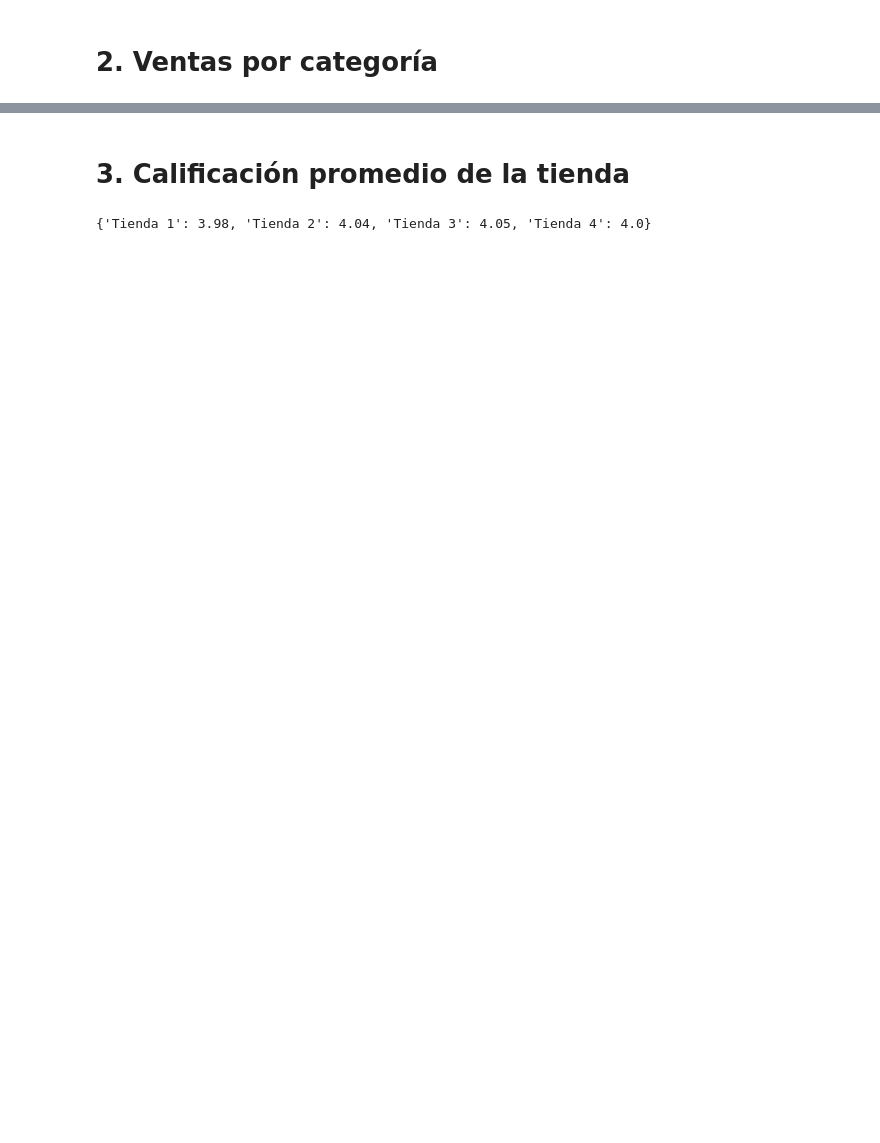
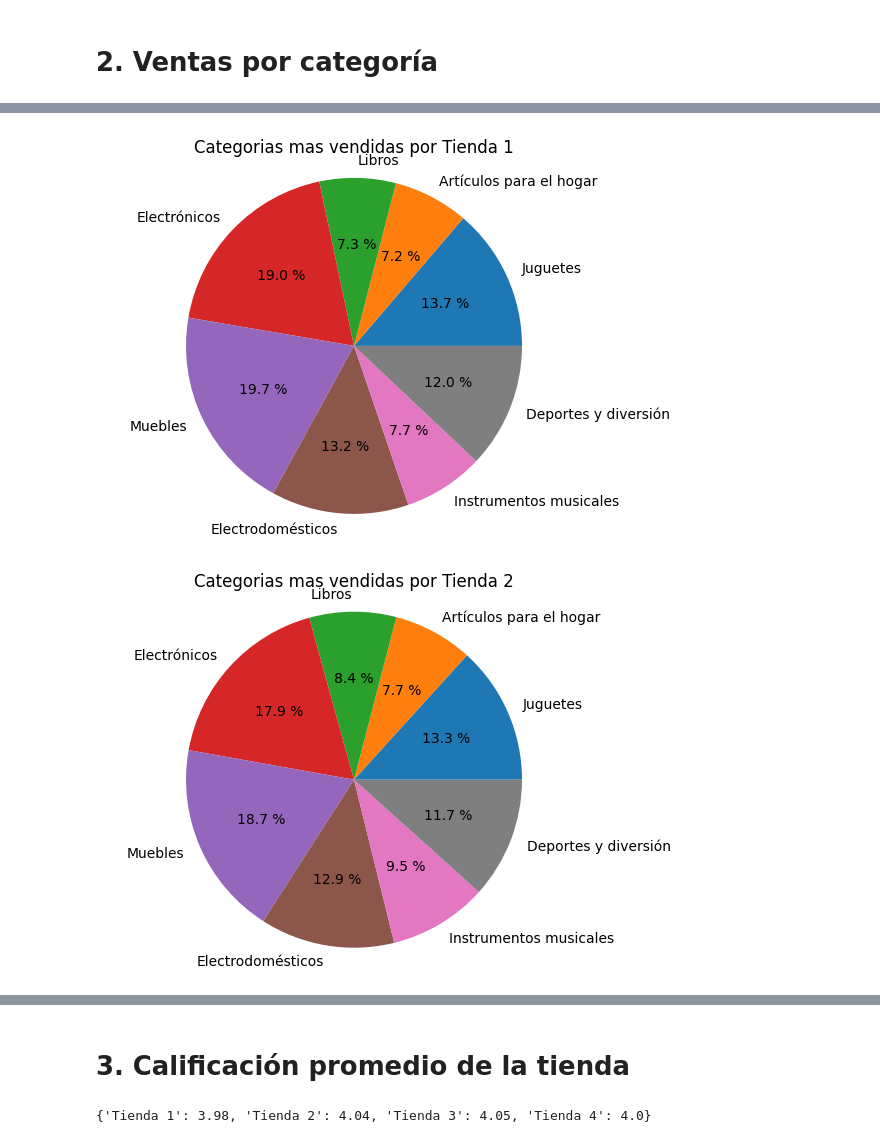
Before and after one commit to AntonioZN23/Challenge1-AluraStore, a Jupyter notebook: AluraStoreLatam.ipynb, the cells around one changed output, grey strips where cells are left out. Saved outputs shown, nothing was run; the diff lists cells and outputs as text; code cells hidden in the pictures; blank space fills up the shorter version.

```diff
--- a/AluraStoreLatam.ipynb
+++ b/AluraStoreLatam.ipynb
@@ -45,3 +79,9 @@ def ventas_por_categoria(valores_tienda):
   ventas_por_categoria = {x:int(valores_tienda['Categoría del Producto'].value_counts()[x]) for x in categorias}
 
   return ventas_por_categoria
+
+def grafico_pastel(x):
+  plt.pie(x[1].values(),labels=x[1].keys(),autopct="%0.1f %%")
+  plt.title(f'Categorias mas vendidas por {x[0]}')
+  plt.axis("equal")
+  plt.show()
@@ -57,0 +88,14 @@ print(ventas_por_categoria(tienda4))
+# %%
+ventas_de_tiendas_por_categoria = []
+
+ventas_de_tiendas_por_categoria.append(('Tienda 1',ventas_por_categoria(tienda)))
+ventas_de_tiendas_por_categoria.append(('Tienda 2',ventas_por_categoria(tienda2)))
+ventas_de_tiendas_por_categoria.append(('Tienda 3',ventas_por_categoria(tienda3)))
+ventas_de_tiendas_por_categoria.append(('Tienda 4',ventas_por_categoria(tienda4)))
+
+for i in range(len(ventas_de_tiendas_por_categoria)):
+  grafico_pastel(ventas_de_tiendas_por_categoria[i])
+  print('\n\n')
+# %% [output]
+[figure, added]
+[figure, added]
```
Also changed, not shown: parts of 12 cells of this notebook.
